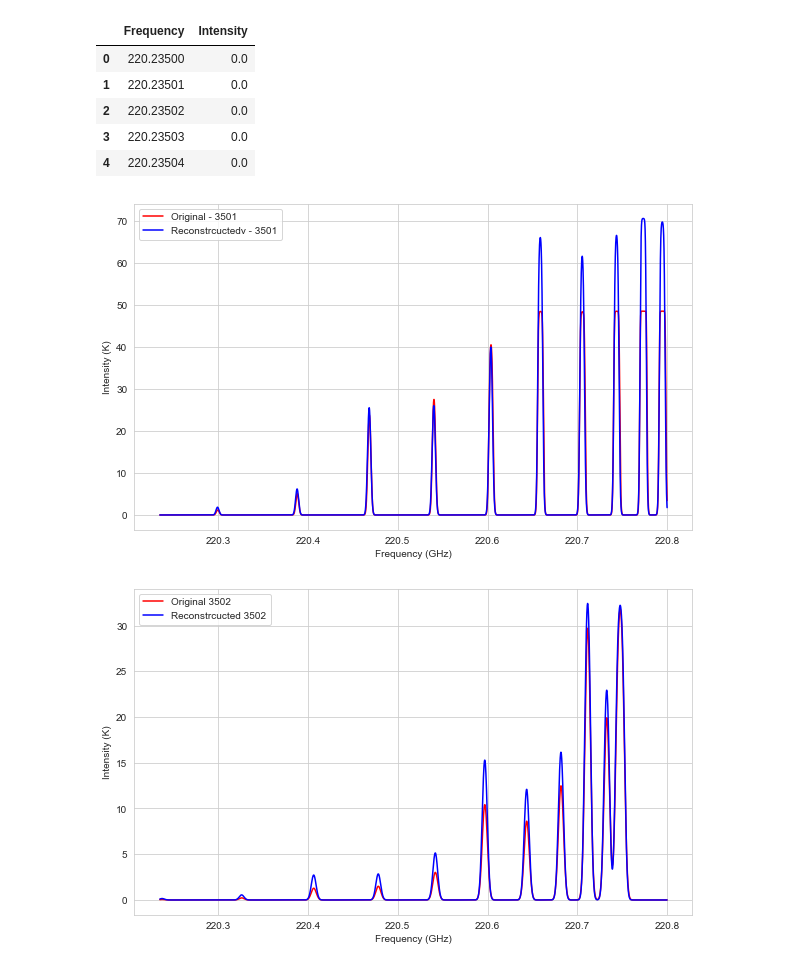
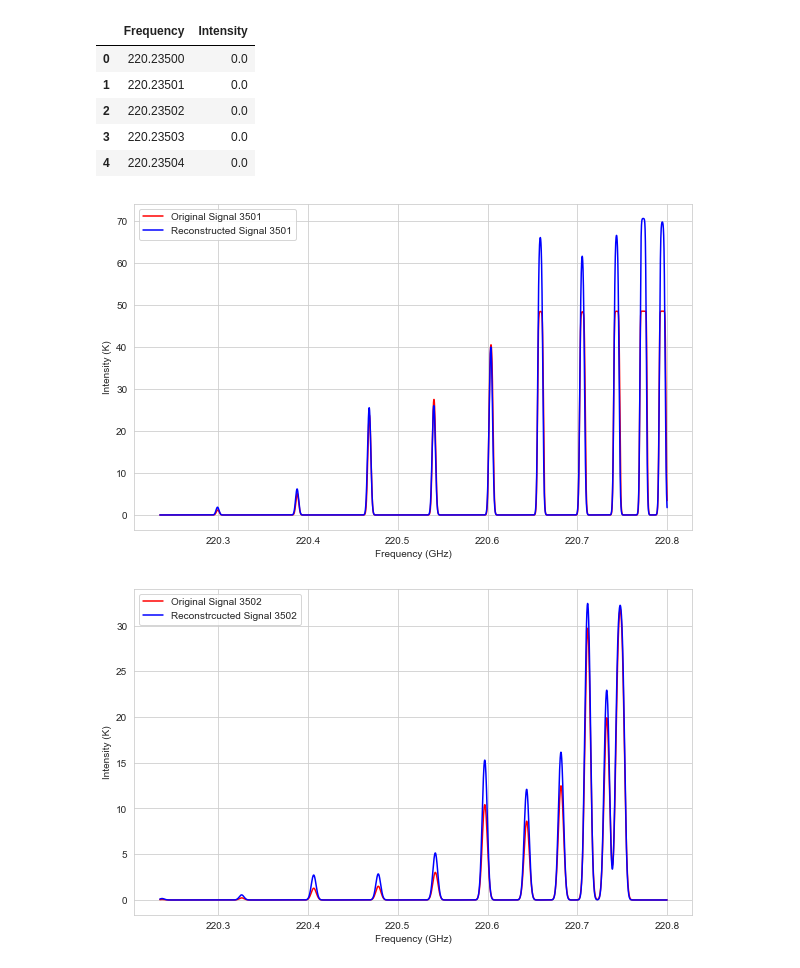
Before and after one commit to jpandeinge/wavelet_decomposition, a Jupyter notebook: v1_wavelet_reconstruction.ipynb, the cells around one changed output. Drawn from its saved outputs; the diff is of its cells as text; code cells hidden in the pictures.

```diff
--- a/v1_wavelet_reconstruction.ipynb
+++ b/v1_wavelet_reconstruction.ipynb
@@ -18,12 +19,11 @@ warnings.filterwarnings("ignore")
 # %%
 # get path to all files
 recon_path = 'data/spectra/reconstructed/rf/'
-sig_path = 'data/spectra/simulated_data/'
+
 recon_files = sorted(glob.glob(recon_path + 'recon_param_data*.txt'), key=lambda x: int(re.search(r'\d+', x).group()))
-sig_files = sorted(glob.glob(sig_path + 'model_parameters_data*.txt'), key=lambda x: int(re.search(r'\d+', x).group()))
 
 params_path = 'data/params/'
-write_data = open(params_path + 'reconstructed_data_rf_5K.txt', 'w')
+write_data = open(params_path + 'simulated_data_rf_5k.txt', 'w')
 
 # read in all files
 for file in recon_files:
@@ -111,31 +111,37 @@ inten_sig = np.array(np.array_split(df_sig['Intensity'], len(recon_files)))
 # get the frequency and intensity of the predicted spectra
 freq_recon = np.array(np.array_split(df_recon['Frequency'], len(recon_files)))
 inten_recon = np.array(np.array_split(df_recon['Intensity'], len(recon_files)))
+# %%
+# get the  signal index for the filtered signals
+start_signal_index = 3500
+signal_index = []
+for i in range(len(recon_files)):
+    signal_index += [start_signal_index + i+1] # +1 because counting starts at zero
 # %%
 # plot the signal in one plot
 plt.figure(figsize=(10, 6))
 sns.set_style("whitegrid")
-plt.plot(freq_sig[0],  inten_sig[0], color='r', label='Original - 3501')
-plt.plot(freq_recon[0], inten_recon[0], color='b', label="Reconstrcuctedv - 3501")
+plt.plot(freq_sig[0],  inten_sig[0], color='r', label='Original Signal {}'.format(signal_index[0]))
+plt.plot(freq_recon[0], inten_recon[0], color='b', label="Reconstructed Signal {}".format(signal_index[0]))
 plt.xlabel("Frequency (GHz)")
 plt.ylabel("Intensity (K)")
 plt.legend()
 # plt.savefig('Recon_params/recon_3501.png')
 plt.show()
 # %% [output]
-[figure, old version]
+[figure, new version]
 # %%
 plt.figure(figsize=(10, 6))
 sns.set_style("whitegrid")
-plt.plot(freq_sig[1],  inten_sig[1], color='r', label='Original 3502')
-plt.plot(freq_recon[1], inten_recon[1], color='b', label="Reconstrcucted 3502")
+plt.plot(freq_sig[1],  inten_sig[1], color='r', label='Original Signal {}'.format(signal_index[1]))
+plt.plot(freq_recon[1], inten_recon[1], color='b', label="Reconstrcucted Signal {}".format(signal_index[1]))
 plt.xlabel("Frequency (GHz)")
 plt.ylabel("Intensity (K)")
 plt.legend()
 # plt.savefig('Recon_params/recon_3502.png')
 plt.show()
 # %% [output]
-[figure, old version]
+[figure, new version]
 # %%
 plt.figure(figsize=(10, 6))
 sns.set_style("whitegrid")
```
Also changed, not shown: parts of 11 cells of this notebook.
